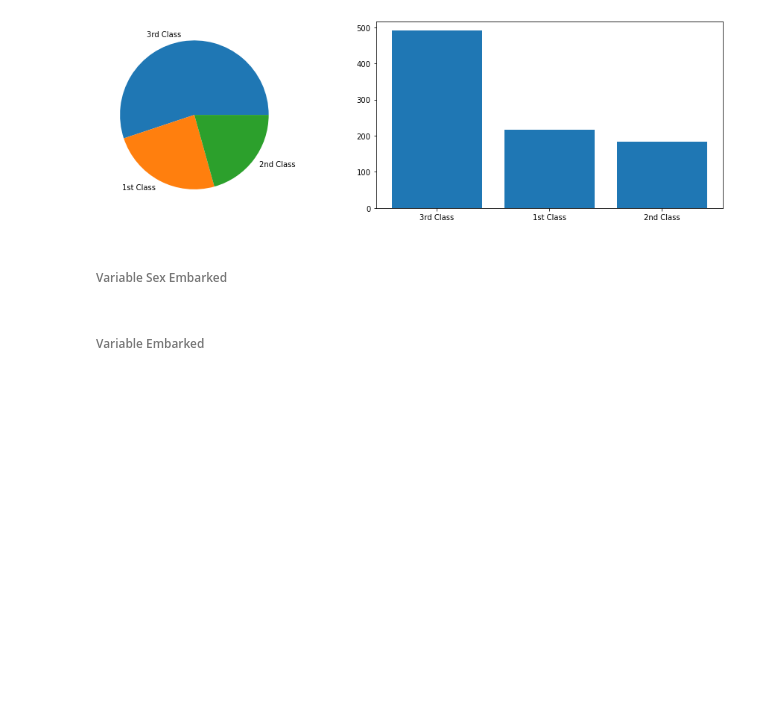
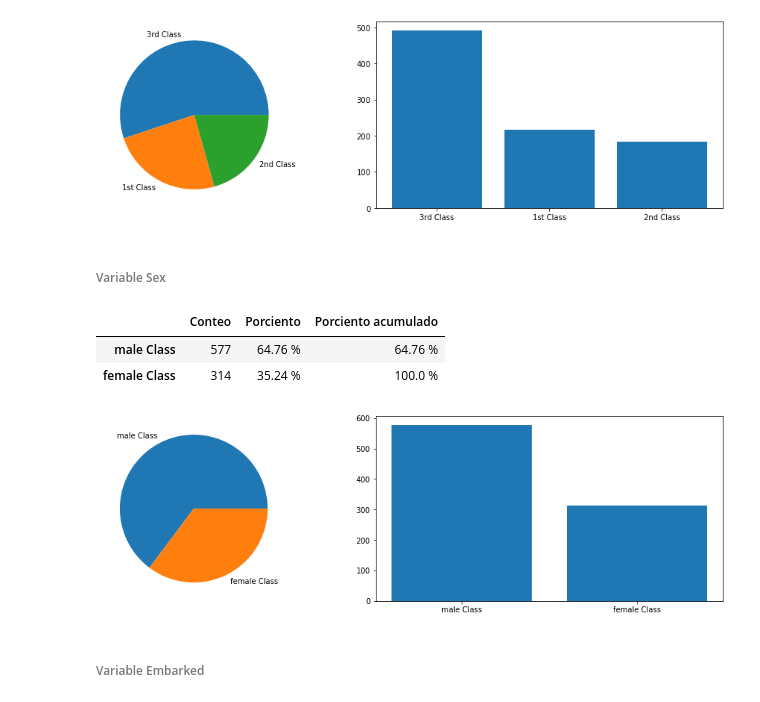
Before and after one commit to yanaySG/proyecto_python_AFI, a Jupyter notebook: Ejercicio3_Titanic.ipynb, the cells around one changed output. Cells and saved outputs as stored; diff of their text form; code cells hidden in the pictures; blank space fills up the shorter version.

```diff
--- a/Ejercicio3_Titanic.ipynb
+++ b/Ejercicio3_Titanic.ipynb
@@ -132,6 +132,31 @@ categorical_variables.head(5)
 | 3 | Yes | 3rd | female | Southampton |
 | 4 | Yes | 1st | female | Southampton |
 | 5 | No | 3rd | male | Southampton |
+# %%
+def categorical_var_analysis(var):
+    c_var = categorical_variables[var].value_counts()
+    p_var = 100 * c_var / len(categorical_variables[var])
+    acum_p_var = p_var.cumsum()
+
+    var_df = pd.concat([c_var,
+                        round(p_var, 2).astype(str) + " %",
+                        round(acum_p_var, 2).astype(str) + " %"],
+                       axis=1, keys=['Conteo', 'Porciento', 'Porciento acumulado'])
+    var_df.index += " Class"
+
+    display(round(var_df,2))
+
+
+    # plotting
+    plt.figure(figsize=(20, 4))
+
+    plt.subplot(131)
+    plt.pie(var_df['Conteo'], labels = var_df.index)
+
+    plt.subplot(132)
+    plt.bar(var_df.index, var_df['Conteo'])
+
+    plt.tight_layout()
 # %% [markdown]
 ###### Variable Survived
 # %%
@@ -194,9 +177,14 @@ plt.tight_layout()
 | 2nd Class | 184 | 20.65 % | 100.0 % |
 [figure]
 # %% [markdown]
-###### Variable Sex	Embarked
+###### Variable Sex
 # %%
-#PENDIENTE
+categorical_var_analysis("Sex")
+# %% [output]
+|  | Conteo | Porciento | Porciento acumulado |
+| male Class | 577 | 64.76 % | 64.76 % |
+| female Class | 314 | 35.24 % | 100.0 % |
+[figure, added]
 # %% [markdown]
 ###### Variable Embarked
 # %%
```
Also changed, not shown: parts of 4 cells of this notebook.
